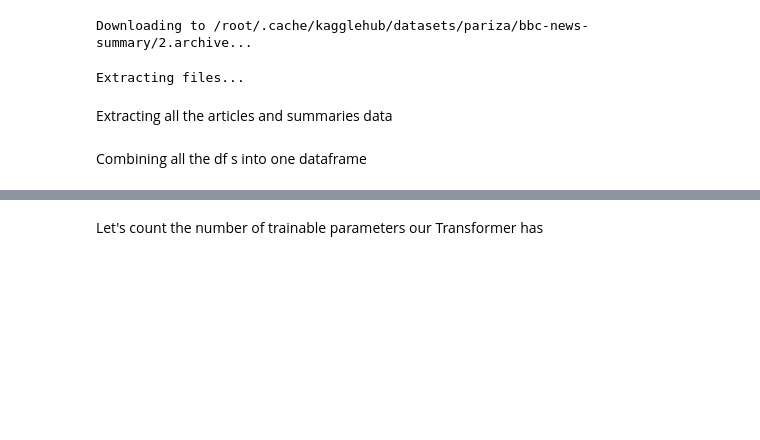
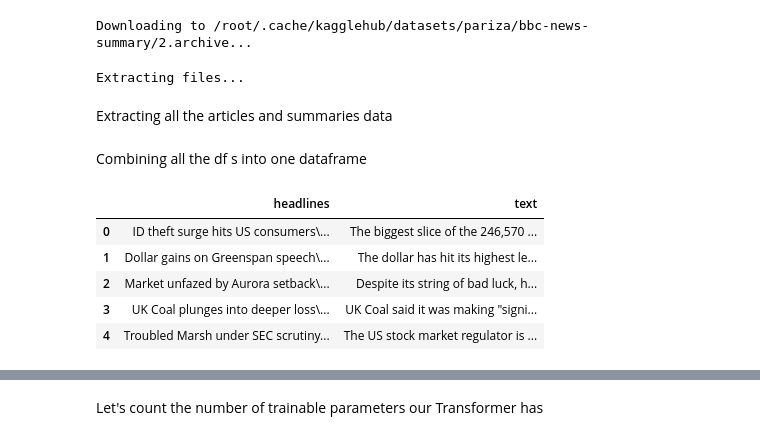
Before and after one commit to alokchoudharyguliya/Transformers, a Jupyter notebook: Text_Summarization_.ipynb, the cells around one changed output, grey strips where cells are left out. Drawn from its saved outputs; the diff is of its cells as text; code cells hidden in the pictures; blank space fills up the shorter version.

```diff
--- a/Text_Summarization_.ipynb
+++ b/Text_Summarization_.ipynb
@@ -89,6 +108,15 @@ df5 = create_dataframe(f"{articles_root}/tech",f"{summaries_root}/tech")
 Combining all the df s into one dataframe
 # %%
 df=pd.concat([df1,df2,df3,df4,df5],ignore_index=True)
+# %%
+df.head()
+# %% [output]
+|  | headlines | text |
+| 0 | ID theft surge hits US consumers\... | The biggest slice of the 246,570 ... |
+| 1 | Dollar gains on Greenspan speech\... | The dollar has hit its highest le... |
+| 2 | Market unfazed by Aurora setback\... | Despite its string of bad luck, h... |
+| 3 | UK Coal plunges into deeper loss\... | UK Coal said it was making "signi... |
+| 4 | Troubled Marsh under SEC scrutiny... | The US stock market regulator is ... |
 # %%
 df=df.rename(columns={"headlines":"source_text","text":"summary_text"})
 X,y=df['source_text'],df['summary_text']
```
Also changed, not shown: parts of 39 cells of this notebook.
